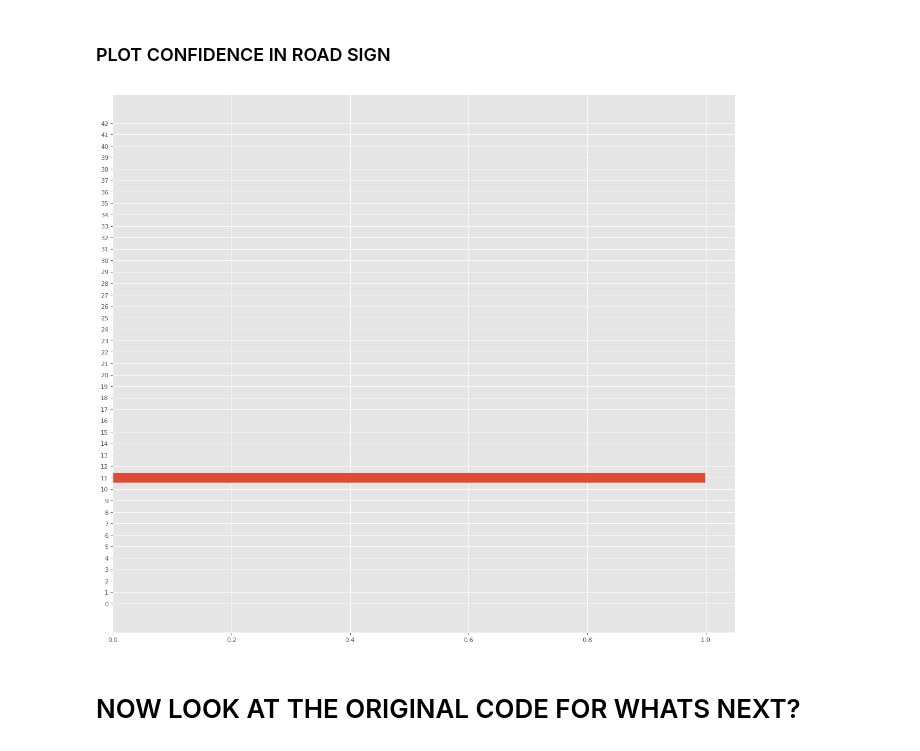
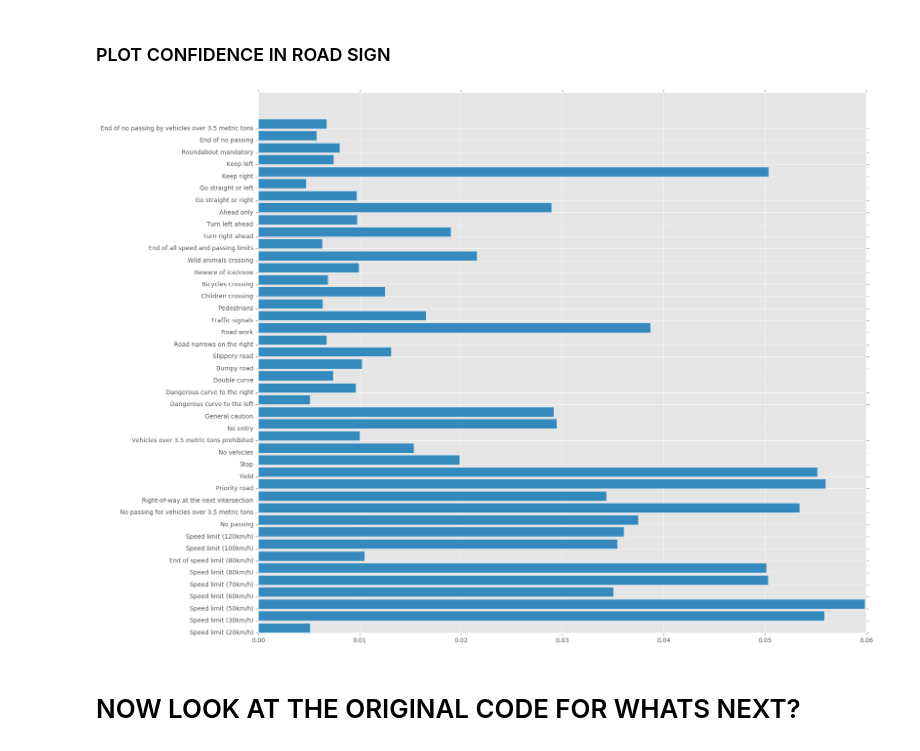
Before and after one commit to andrewszwec/proj2-traffic-sign-classifier, a Jupyter notebook: traffic_sign_classifier_conv.ipynb, the cells around one changed output. Saved outputs shown, nothing was run; the diff lists cells and outputs as text; code cells hidden in the pictures.

```diff
--- a/traffic_sign_classifier_conv.ipynb
+++ b/traffic_sign_classifier_conv.ipynb
@@ -369,10 +435,11 @@ from tensorflow_vgg import utils
 import scipy as sp
 new_X_train = []
 ## Upsample X training/Test/Valid data
-for x in X_train[0:51]:
+for x in X_train:
     new_X_train.append( sp.misc.imresize(x, size=(224,224) , interp='nearest') )
 
-new_y_train = y_train[0:51]
+new_y_train = y_train
+print('Done')
 # %%
 # Upscaled
 new_X_train[0].shape
@@ -387,7 +454,7 @@ imshow(new_X_train[0])
 from skimage import util
 
 # Set the batch size higher if you can fit in in your GPU memory
-batch_size = 10
+batch_size = 20
 codes_list = []
 labels = []
 batch = []
@@ -551,13 +624,14 @@ Model Built
 inputs_ = tf.placeholder(tf.float32, shape=[None, codes.shape[1]])
 labels_ = tf.placeholder(tf.int64, shape=[None, labels_vecs.shape[1]])
 keep_prob_ = tf.placeholder(tf.float32, name="keep_prob" )
-keep = 0.5
+keep = 0.8
+learn_rate = 0.01
 
 # Classifier layers and operations
 logits = dnn(inputs_, keep) # output layer logits
 cost = tf.reduce_mean(tf.nn.softmax_cross_entropy_with_logits(logits=logits, labels=labels_))# cross entropy loss
 
-optimizer = tf.train.AdamOptimizer().minimize(cost) # training optimizer
+optimizer = tf.train.AdamOptimizer(learn_rate).minimize(cost) # training optimizer
 
 # Operations for validation/test accuracy
 predicted = tf.nn.softmax(logits)
@@ -609,9 +683,9 @@ Ready
 # %%
 saver = tf.train.Saver()
 
-epochs = 10
-n_batches = 3
-keep_probability = 0.5
+epochs = 5
+n_batches = train_x.shape[0]//128  # batches of 128
+keep_probability = 0.8
 
 print('Training...')
 with tf.Session() as sess:
@@ -736,13 +809,19 @@ _ = plt.yticks(np.arange(n_classes), classes) #lb.classes_)
 # %% [markdown]
 ### PLOT CONFIDENCE IN ROAD SIGN
 # %%
+import pandas as pd
+signnames = pd.read_csv('signnames.csv')
+
 n_classes = 43 #len(classes)
 
 fig=plt.figure(figsize=(18, 16), dpi= 80, facecolor='w', edgecolor='k')
 
+# plt.barh(np.arange(n_classes), prediction)
+# _ = plt.yticks(np.arange(n_classes), range(0,43)) #lb.classes_)
+
 plt.barh(np.arange(n_classes), prediction)
-_ = plt.yticks(np.arange(n_classes), range(0,43)) #lb.classes_)
+_ = plt.yticks(np.arange(n_classes), signnames['SignName']) #lb.classes_)
 # %% [output]
-[figure, old version]
+[figure, new version]
 # %% [markdown]
 # NOW LOOK AT THE ORIGINAL CODE FOR WHATS NEXT?
```
Also changed, not shown: parts of 21 cells of this notebook, 6 other files.
